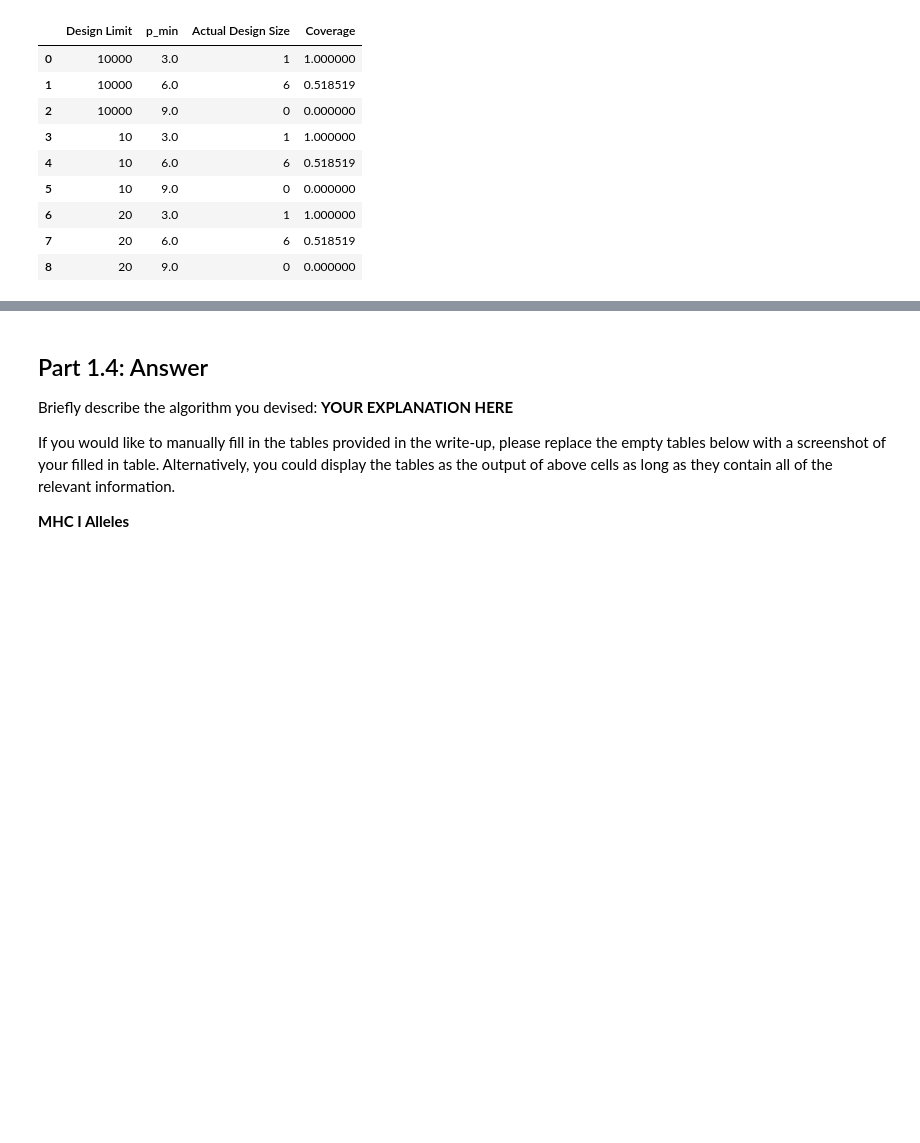
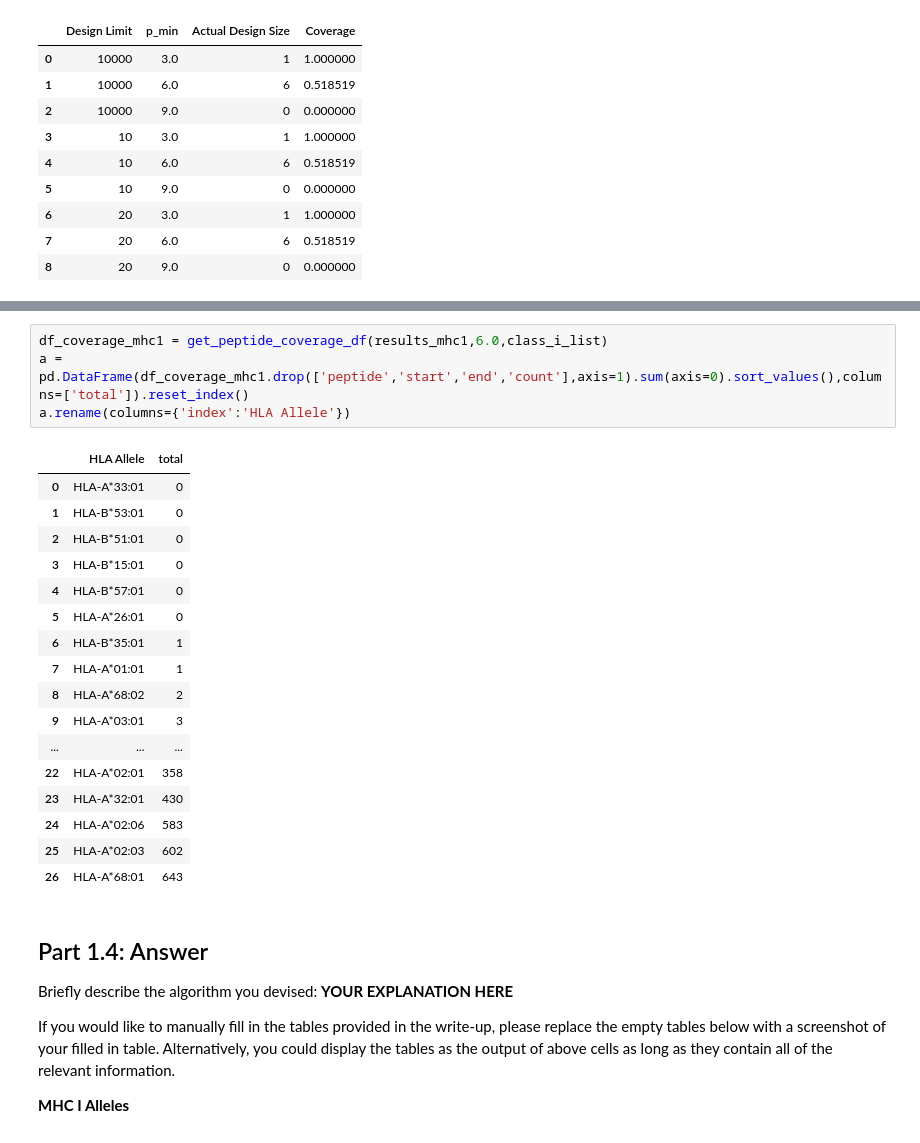
Before and after one commit to ryanquinnnelson/CMU-02718-HW5, a Jupyter notebook: 02_518_02_718_HW_5_ryann.ipynb, the cells around one changed output, grey strips where cells are left out. Drawn from its saved outputs; the diff is of its cells as text; blank space fills up the shorter version.

```diff
--- a/02_518_02_718_HW_5_ryann.ipynb
+++ b/02_518_02_718_HW_5_ryann.ipynb
@@ -1476,3 +1576,25 @@ pd.DataFrame(results_formatted_mhc1,columns=col_list)
+# %%
+df_coverage_mhc1 = get_peptide_coverage_df(results_mhc1,6.0,class_i_list)
+a = pd.DataFrame(df_coverage_mhc1.drop(['peptide','start','end','count'],axis=1).sum(axis=0).sort_values(),columns=['total']).reset_index()
+a.rename(columns={'index':'HLA Allele'})
+# %% [output]
+|  | HLA Allele | total |
+| 0 | HLA-A*33:01 | 0 |
+| 1 | HLA-B*53:01 | 0 |
+| 2 | HLA-B*51:01 | 0 |
+| 3 | HLA-B*15:01 | 0 |
+| 4 | HLA-B*57:01 | 0 |
+| 5 | HLA-A*26:01 | 0 |
+| 6 | HLA-B*35:01 | 1 |
+| 7 | HLA-A*01:01 | 1 |
+| 8 | HLA-A*68:02 | 2 |
+| 9 | HLA-A*03:01 | 3 |
+| ... | ... | ... |
+| 22 | HLA-A*02:01 | 358 |
+| 23 | HLA-A*32:01 | 430 |
+| 24 | HLA-A*02:06 | 583 |
+| 25 | HLA-A*02:03 | 602 |
+| 26 | HLA-A*68:01 | 643 |
 # %% [markdown]
 ## Part 1.4: Answer
 
```
Also changed, not shown: parts of 11 cells of this notebook.
